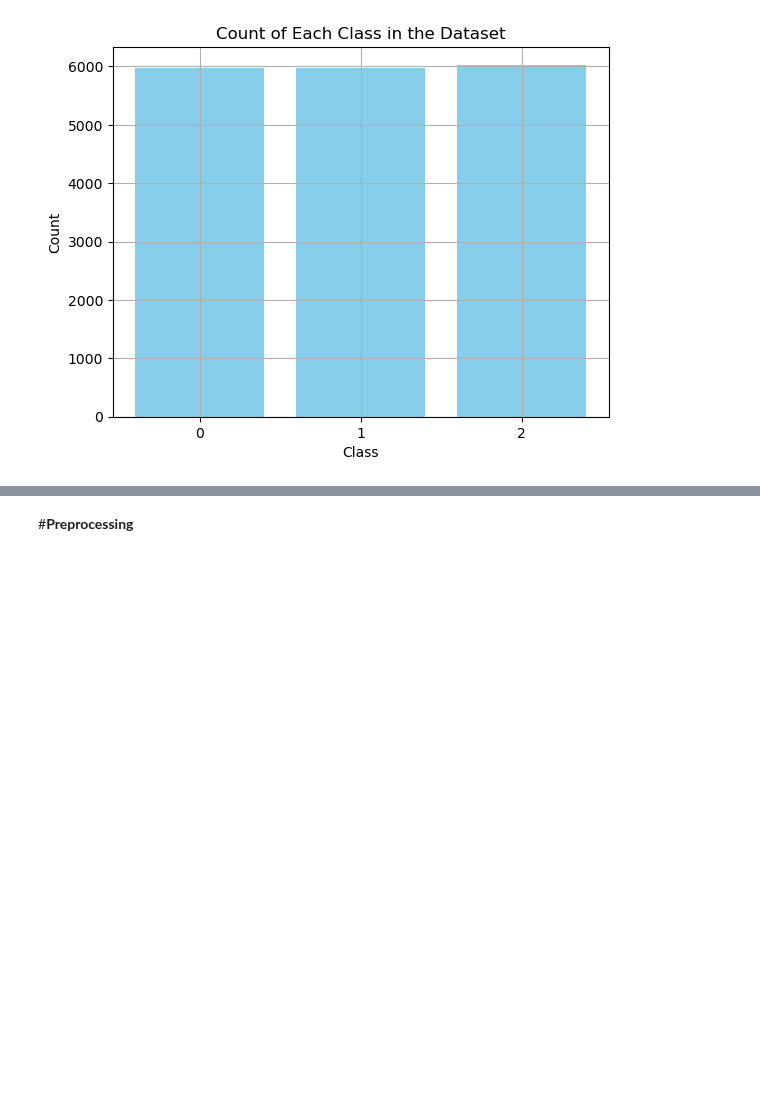
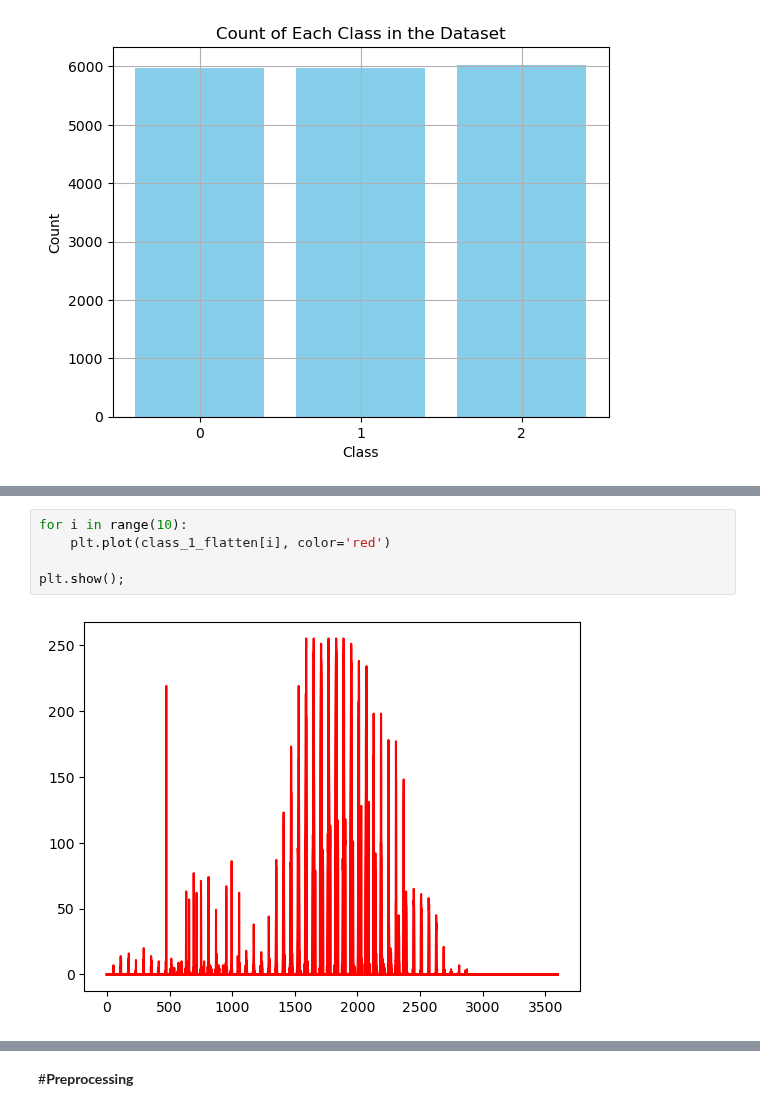
Before and after one commit to FaridRash/DATA-MINING-MACHINE-LEARNING-semester-2-, a Jupyter notebook: The Final Project/Notebooks/Farid/Farid_CNN_linux.ipynb, the cells around one changed output, grey strips where cells are left out. Saved outputs shown, nothing was run; the diff lists cells and outputs as text; blank space fills up the shorter version.

```diff
--- a/The Final Project/Notebooks/Farid/Farid_CNN_linux.ipynb
+++ b/The Final Project/Notebooks/Farid/Farid_CNN_linux.ipynb
@@ -304,0 +341,7 @@ plt.show()
+# %%
+for i in range(10):
+    plt.plot(class_1_flatten[i], color='red')
+
+plt.show();
+# %% [output]
+[figure, added]
```
Also changed, not shown: parts of 17 cells of this notebook.
